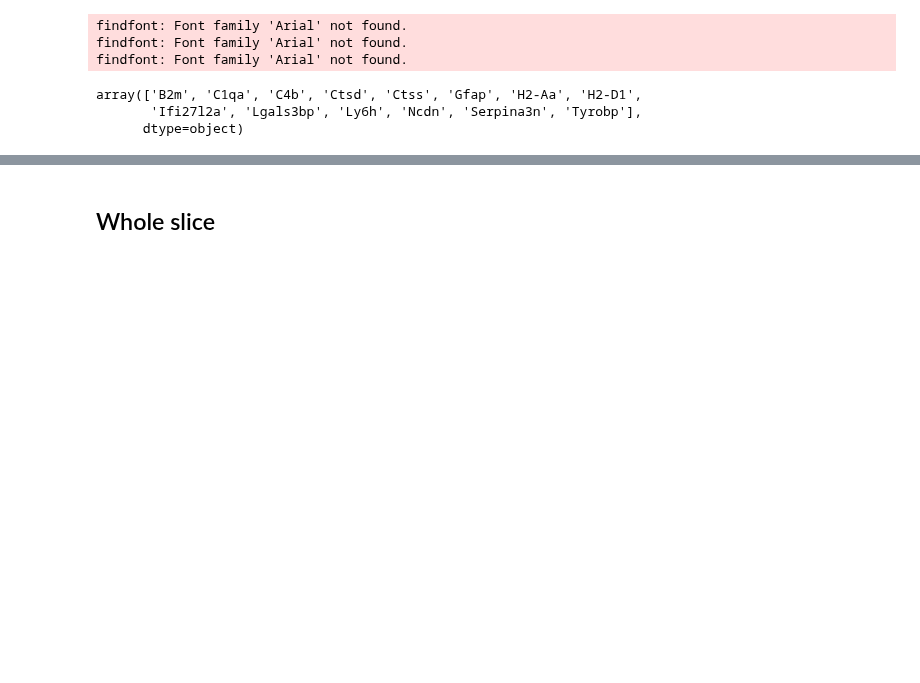
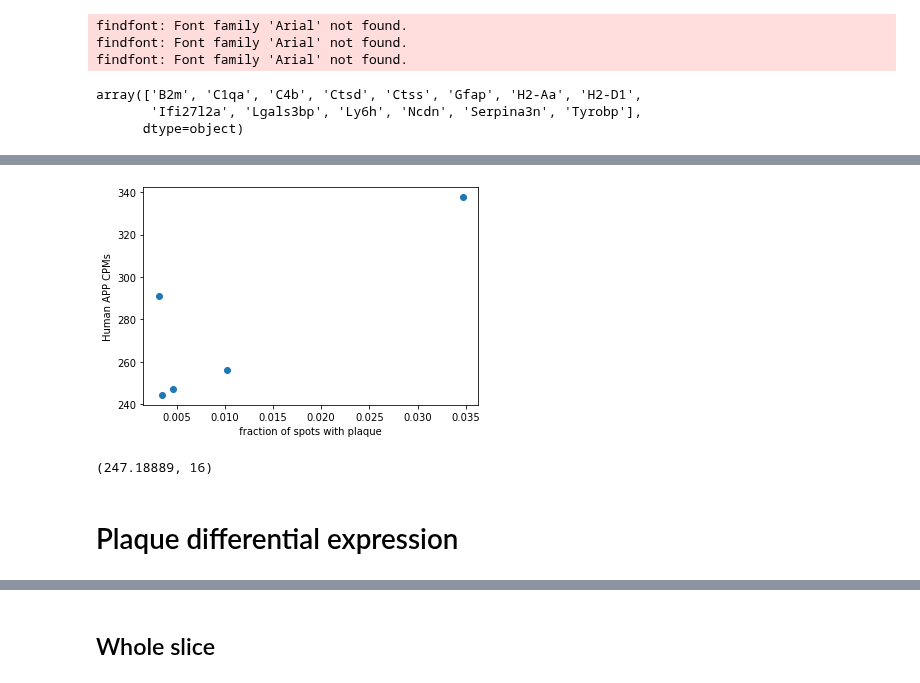
Before and after one commit to dmnburrows/spatial_transcriptomics, a Jupyter notebook: plaque_DE.ipynb, the cells around one changed output, grey strips where cells are left out. Saved outputs shown, nothing was run; the diff lists cells and outputs as text; code cells hidden in the pictures; blank space fills up the shorter version.

```diff
--- a/plaque_DE.ipynb
+++ b/plaque_DE.ipynb
@@ -1059,0 +1162,12 @@ array(['B2m', 'C1qa', 'C4b', 'Ctsd', 'Ctss', 'Gfap', 'H2-Aa', 'H2-D1',
+# %%
+plt.scatter(plq_pc, curr_exp)
+#set x and y axis labels
+plt.xlabel(' fraction of spots with plaque ')
+plt.ylabel('Human APP CPMs')
+plt.show()
+# %% [output]
+[figure, added]
+# %%
+curr_exp, sum_plq
+# %% [output]
+(247.18889, 16)
@@ -1059,0 +1176,2 @@ array(['B2m', 'C1qa', 'C4b', 'Ctsd', 'Ctss', 'Gfap', 'H2-Aa', 'H2-D1',
+# %% [markdown]
+# Plaque differential expression
```
Also changed, not shown: parts of 33 cells of this notebook, 2 other files.
